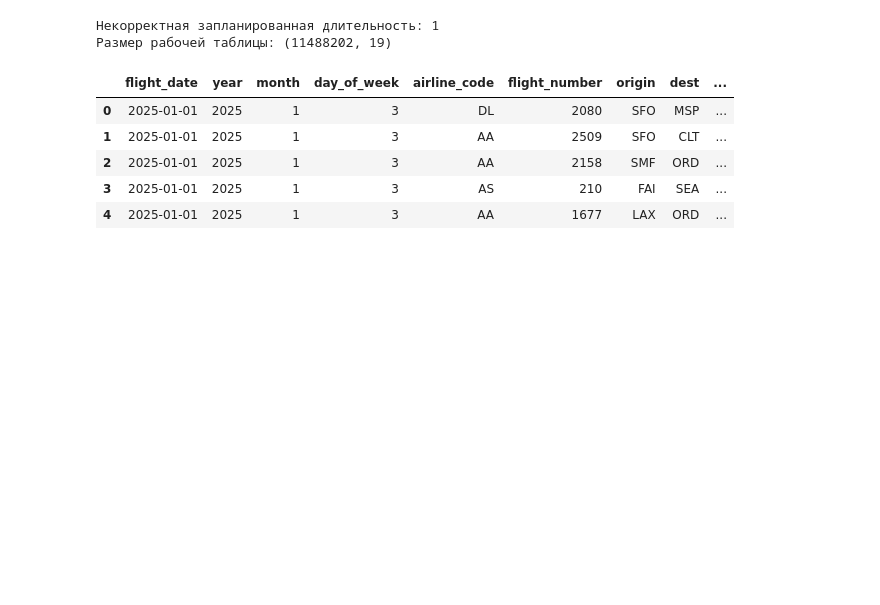
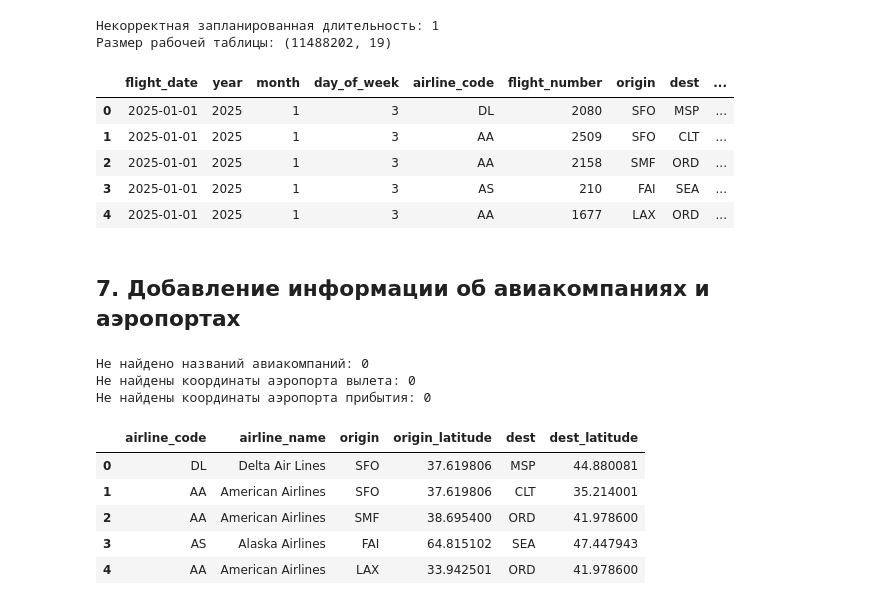
Before and after one commit to Amgalan-459/ml-project-2-course, a Jupyter notebook: ml_project.ipynb, the cells around one changed output. Drawn from its saved outputs; the diff is of its cells as text; code cells hidden in the pictures; blank space fills up the shorter version.

```diff
--- a/ml_project.ipynb
+++ b/ml_project.ipynb
@@ -855,3 +855,41 @@ display(df_model.head())
 | 2 | 2025-01-01 | 2025 | 1 | 3 | AA | 2158 | SMF | ORD | ... |
 | 3 | 2025-01-01 | 2025 | 1 | 3 | AS | 210 | FAI | SEA | ... |
 | 4 | 2025-01-01 | 2025 | 1 | 3 | AA | 1677 | LAX | ORD | ... |
+# %% [markdown]
+## 7. Добавление информации об авиакомпаниях и аэропортах
+# %%
+airline_names = (
+    df_airlines.drop_duplicates("airline_code")
+    .set_index("airline_code")["airline"]
+)
+airport_info = (
+    df_airports.drop_duplicates("iata_code")
+    .set_index("iata_code")
+)
+
+df_model_joined = df_model
+
+df_model_joined["airline_name"] = df_model_joined["airline_code"].map(airline_names)
+
+for column in ["latitude", "longitude", "elevation_ft", "airport_type"]:
+    df_model_joined["origin_" + column] = df_model_joined["origin"].map(airport_info[column])
+    df_model_joined["dest_" + column] = df_model_joined["dest"].map(airport_info[column])
+
+print("Не найдено названий авиакомпаний:", df_model_joined["airline_name"].isna().sum())
+print("Не найдены координаты аэропорта вылета:", df_model_joined["origin_latitude"].isna().sum())
+print("Не найдены координаты аэропорта прибытия:", df_model_joined["dest_latitude"].isna().sum())
+
+display(df_model_joined[[
+    "airline_code", "airline_name", "origin", "origin_latitude",
+    "dest", "dest_latitude"
+]].head())
+# %% [output]
+Не найдено названий авиакомпаний: 0
+Не найдены координаты аэропорта вылета: 0
+Не найдены координаты аэропорта прибытия: 0
+|  | airline_code | airline_name | origin | origin_latitude | dest | dest_latitude |
+| 0 | DL | Delta Air Lines | SFO | 37.619806 | MSP | 44.880081 |
+| 1 | AA | American Airlines | SFO | 37.619806 | CLT | 35.214001 |
+| 2 | AA | American Airlines | SMF | 38.695400 | ORD | 41.978600 |
+| 3 | AS | Alaska Airlines | FAI | 64.815102 | SEA | 47.447943 |
+| 4 | AA | American Airlines | LAX | 33.942501 | ORD | 41.978600 |
```
Also changed, not shown: parts of 12 cells of this notebook.
